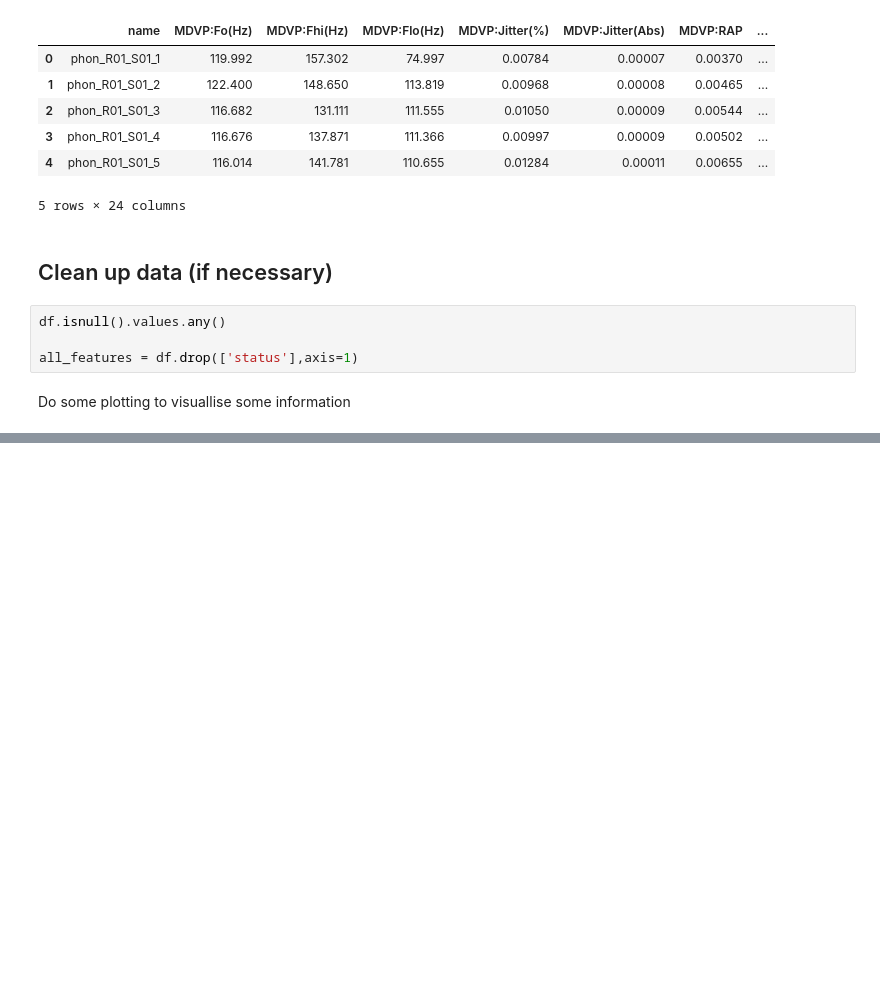
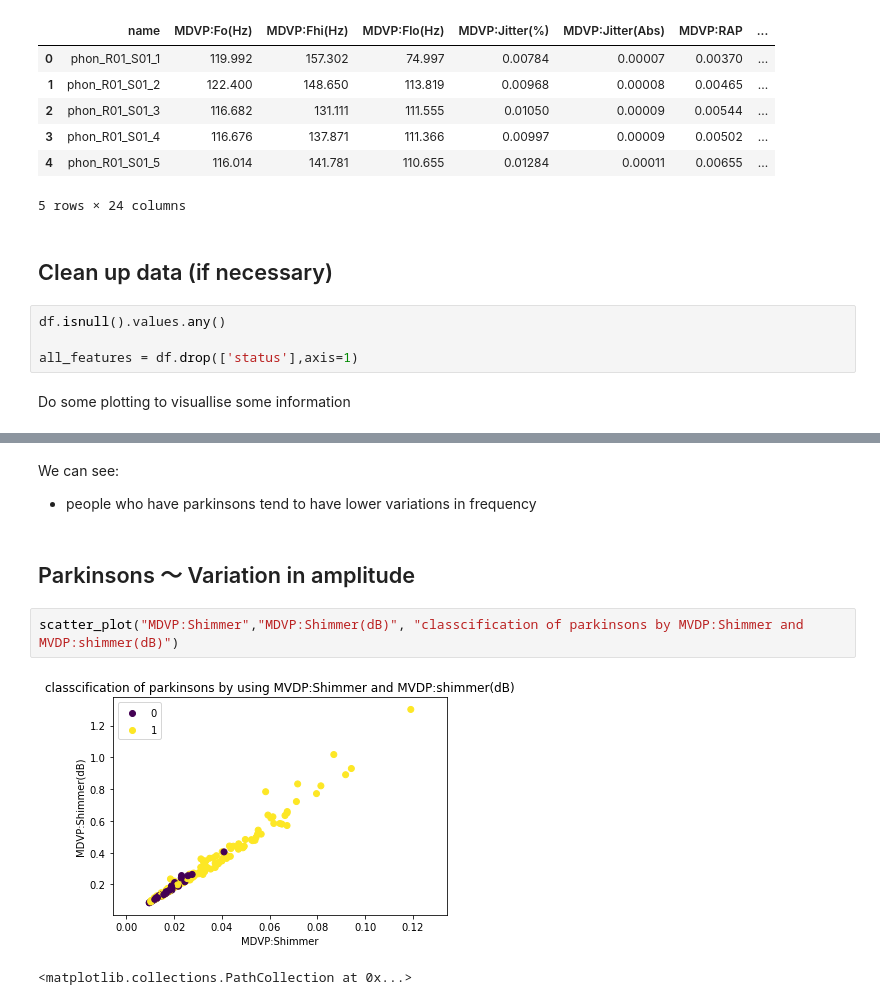
Before and after one commit to zhangchi0104/msa2020-ml-project, a Jupyter notebook: parkinsons.ipynb, the cells around one changed output, grey strips where cells are left out. Saved outputs shown, nothing was run; the diff lists cells and outputs as text; blank space fills up the shorter version.

```diff
--- a/parkinsons.ipynb
+++ b/parkinsons.ipynb
@@ -43,0 +65,10 @@ scatter_plot('MDVP:Fhi(Hz)', 'MDVP:Flo(Hz)', "classification of parkinsons per M
+# %% [markdown]
+We can see:
+-  people who have parkinsons tend to have lower variations in frequency
+# %% [markdown]
+## Parkinsons ～ Variation in amplitude
+# %%
+scatter_plot("MDVP:Shimmer","MDVP:Shimmer(dB)", "classcification of parkinsons by MVDP:Shimmer and MVDP:shimmer(dB)")
+# %% [output]
+[figure, added]
+<matplotlib.collections.PathCollection at 0x...>
```
Also changed, not shown: parts of 10 cells of this notebook.
